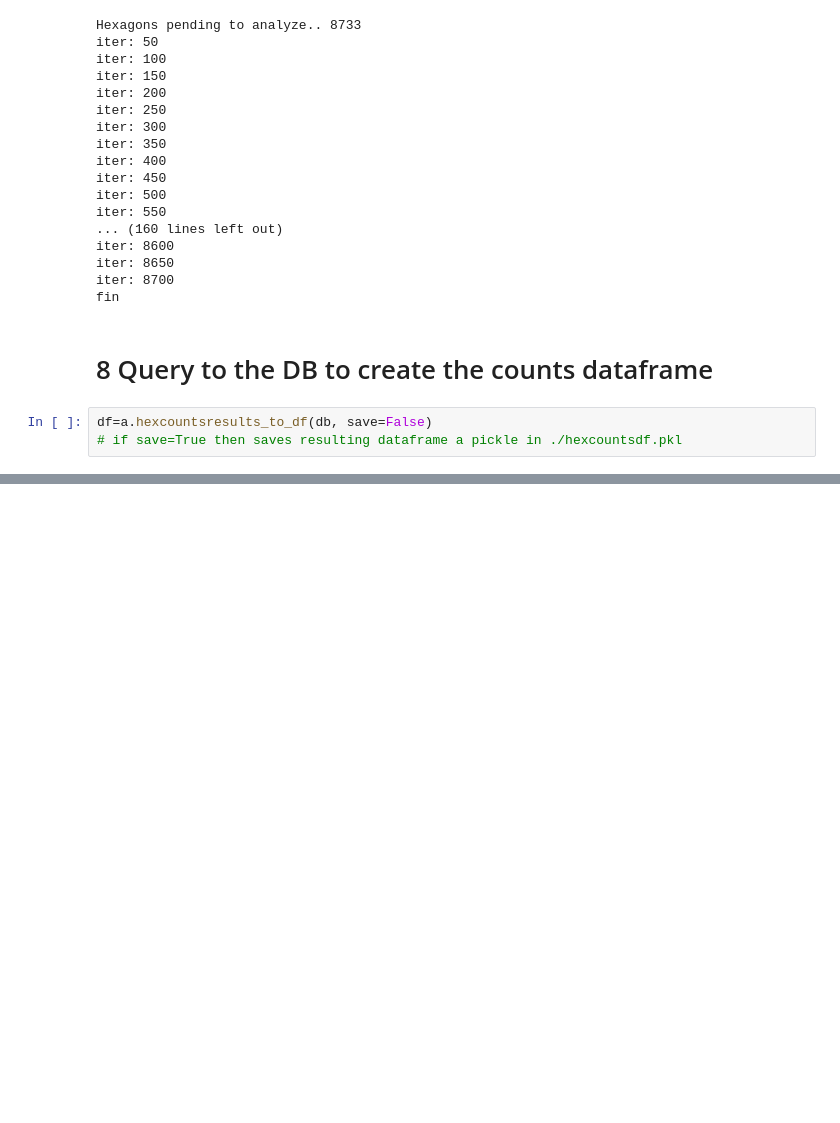
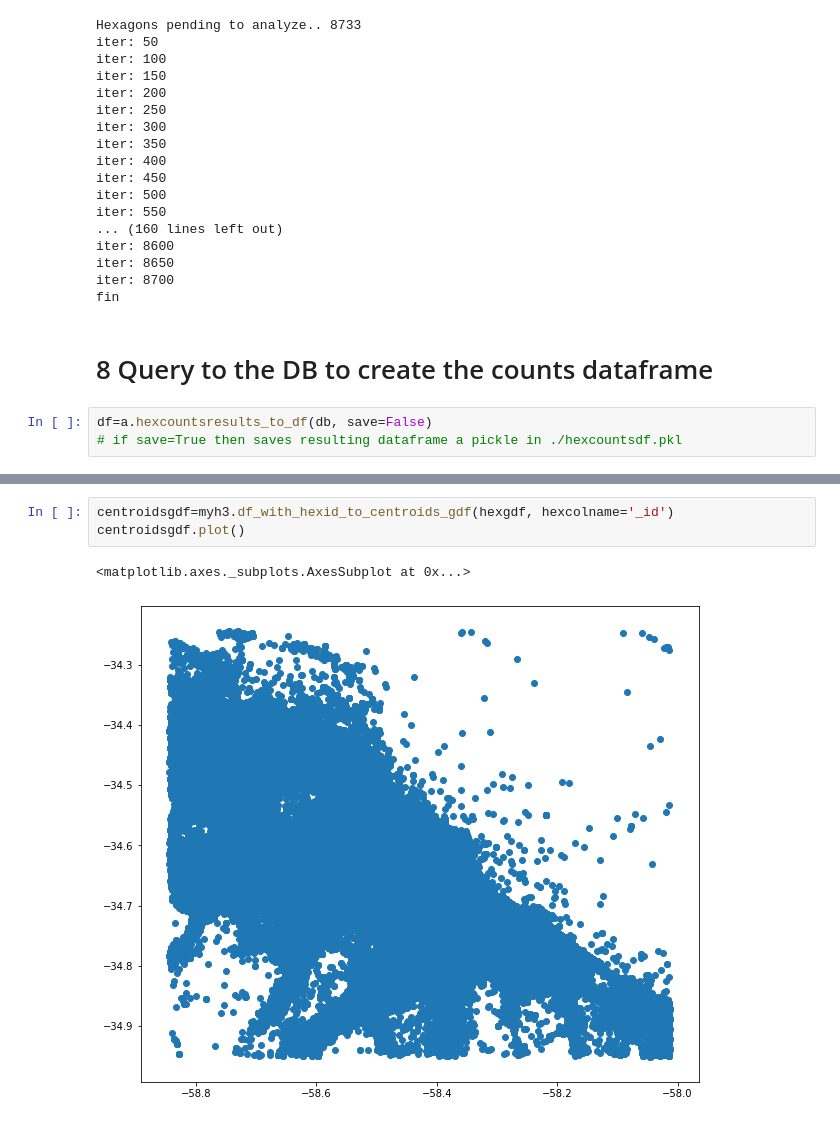
Before and after one commit to rpasquini/twitter_and_displacement, a Jupyter notebook: notebooks/Start Here Complete Procedure Guide.ipynb, the cells around one changed output, grey strips where cells are left out. Drawn from its saved outputs; the diff is of its cells as text; blank space fills up the shorter version.

```diff
--- a/notebooks/Start Here Complete Procedure Guide.ipynb
+++ b/notebooks/Start Here Complete Procedure Guide.ipynb
@@ -171,0 +179,6 @@ df
+# %%
+centroidsgdf=myh3.df_with_hexid_to_centroids_gdf(hexgdf, hexcolname='_id')
+centroidsgdf.plot()
+# %% [output]
+<matplotlib.axes._subplots.AxesSubplot at 0x...>
+[figure, added]
```
Also changed, not shown: parts of 6 cells of this notebook, 1 other file.
